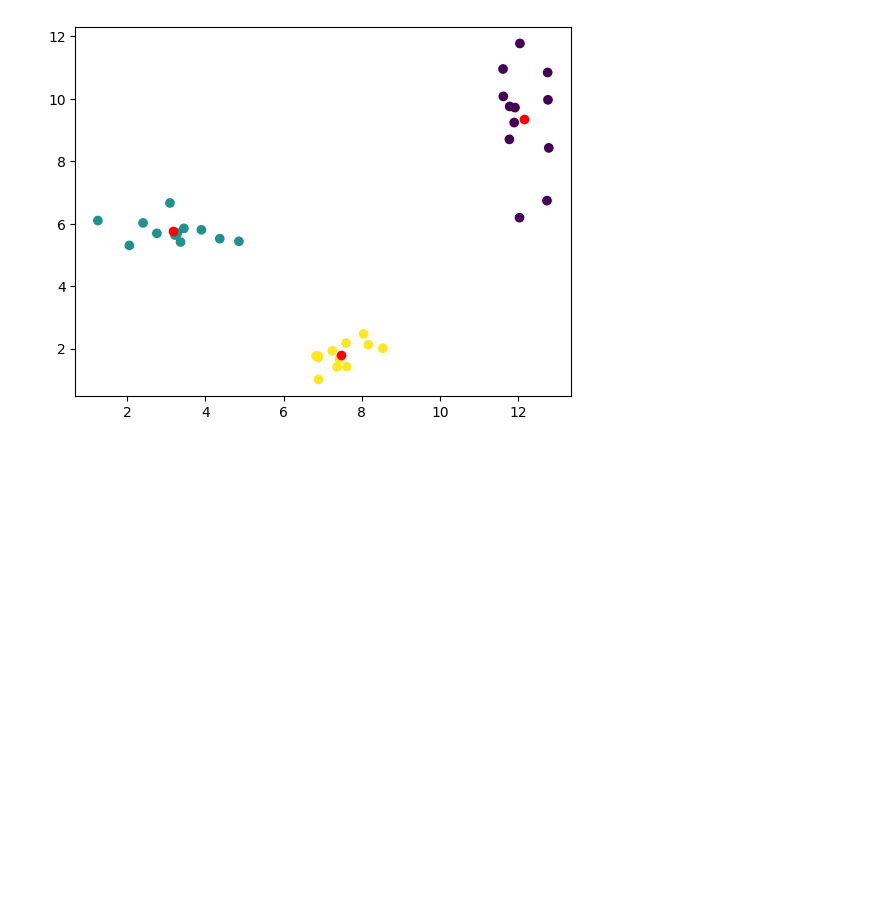
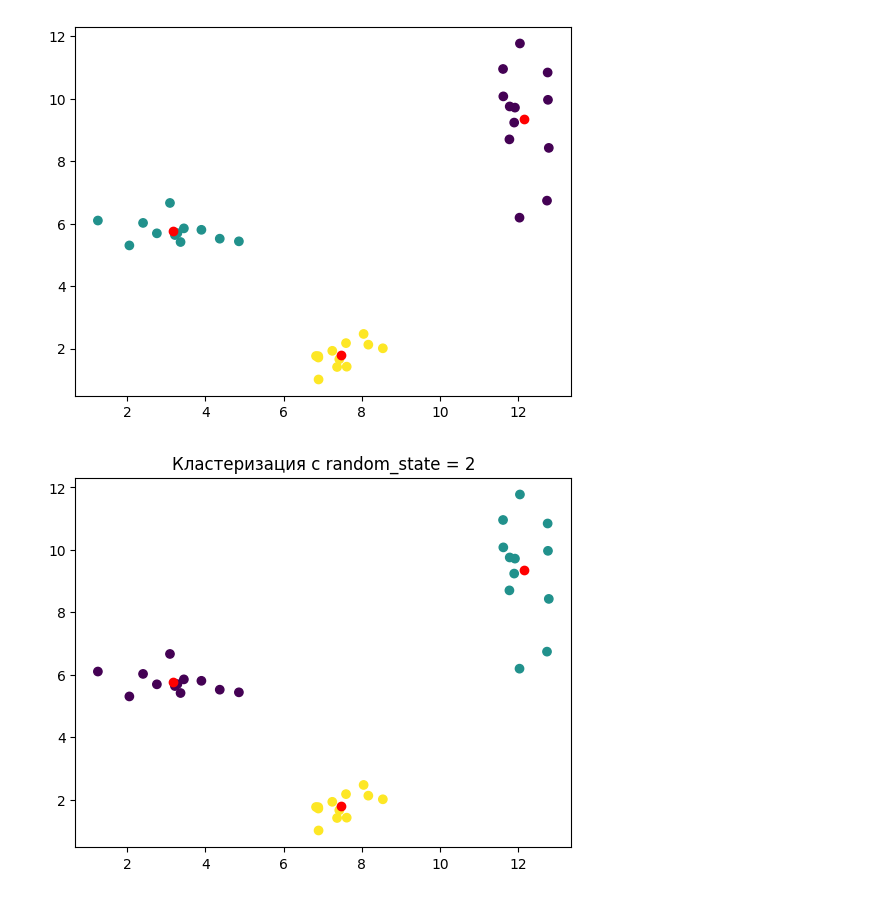
Before and after one commit to Forrward/LABbl, a Jupyter notebook: zadanie1.ipynb, the cells around one changed output. Drawn from its saved outputs; the diff is of its cells as text; code cells hidden in the pictures; blank space fills up the shorter version.

```diff
--- a/zadanie1.ipynb
+++ b/zadanie1.ipynb
@@ -89,3 +91,16 @@ plt.show()
 В кластере с меткой 1 содержится 12 точек
 В кластере с меткой 2 содержится 12 точек
 [figure]
+# %%
+kmeans = KMeans(n_clusters=3, random_state=0, n_init="auto").fit(data)
+labels = kmeans.labels_
+centroids = kmeans.cluster_centers_
+
+
+#Визуализируем результаты
+plt.scatter(data[:, 0], data[:, 1], c=labels)
+plt.scatter(centroids[:, 0], centroids[:, 1], c='red', label="Центроиды")
+plt.title("Кластеризация с random_state = 2")
+plt.show()
+# %% [output]
+[figure, added]
```
Also changed, not shown: parts of 3 cells of this notebook.
